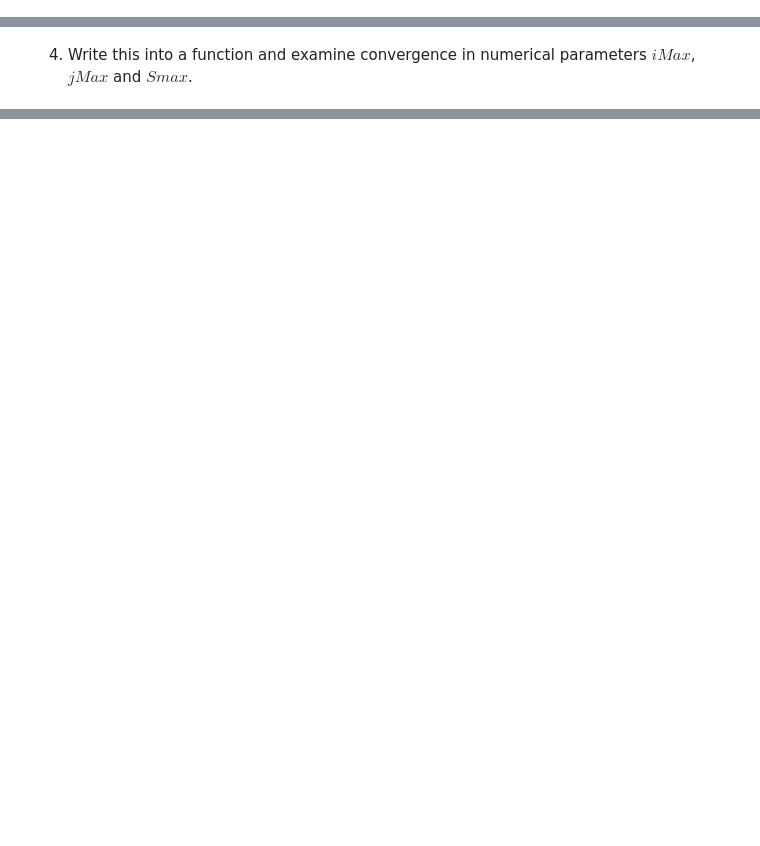
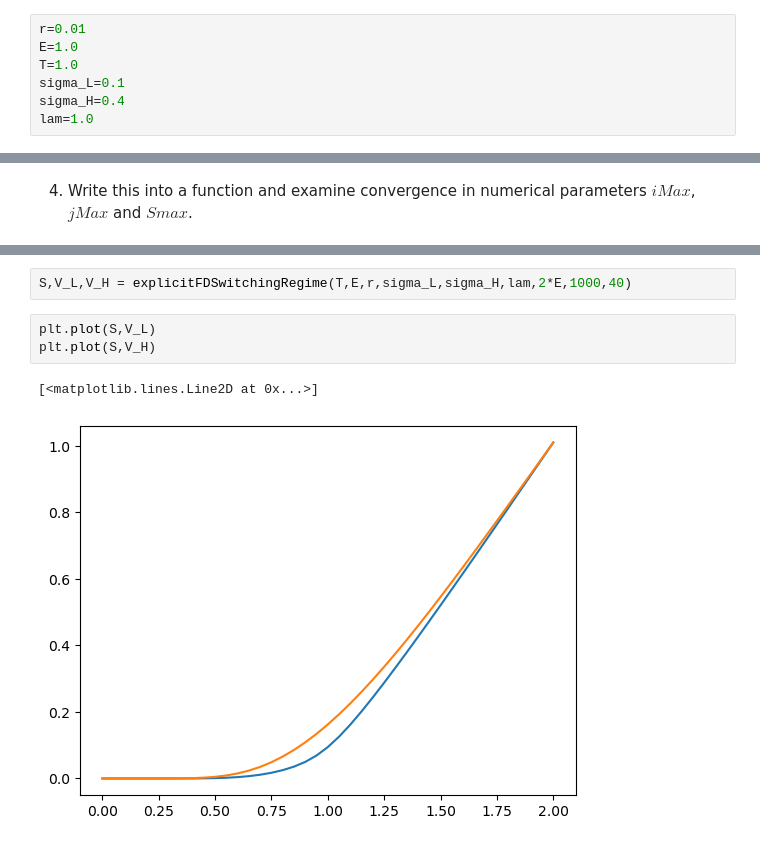
Before and after one commit to pjohno/MATH60082-python, a Jupyter notebook: MATH60082-lab-workbook-8.ipynb, the cells around one changed output, grey strips where cells are left out. Saved outputs shown, nothing was run; the diff lists cells and outputs as text; blank space fills up the shorter version.

```diff
--- a/MATH60082-lab-workbook-8.ipynb
+++ b/MATH60082-lab-workbook-8.ipynb
@@ -141,6 +145,13 @@ $$
 Consider the parameters: $r=0.01$, $E=1$, $T=1$, $\sigma_L=0.1$, $\sigma_H=0.4$ and $\lambda=1$.
 # %% [markdown]
 1. Setup parameters and variables for the problem and storage for the option values.
+# %%
+r=0.01
+E=1.0
+T=1.0
+sigma_L=0.1
+sigma_H=0.4
+lam=1.0
 # %% [markdown]
 2. Using explicit diffusion, and an explicit switching term:
 $$
@@ -153,0 +283,8 @@ write down the values of $A$, $B$ and $C$ for an explicit finite difference meth
+# %%
+S,V_L,V_H = explicitFDSwitchingRegime(T,E,r,sigma_L,sigma_H,lam,2*E,1000,40)
+# %%
+plt.plot(S,V_L)
+plt.plot(S,V_H)
+# %% [output]
+[<matplotlib.lines.Line2D at 0x...>]
+[figure, added]
```
Also changed, not shown: parts of 4 cells of this notebook.
